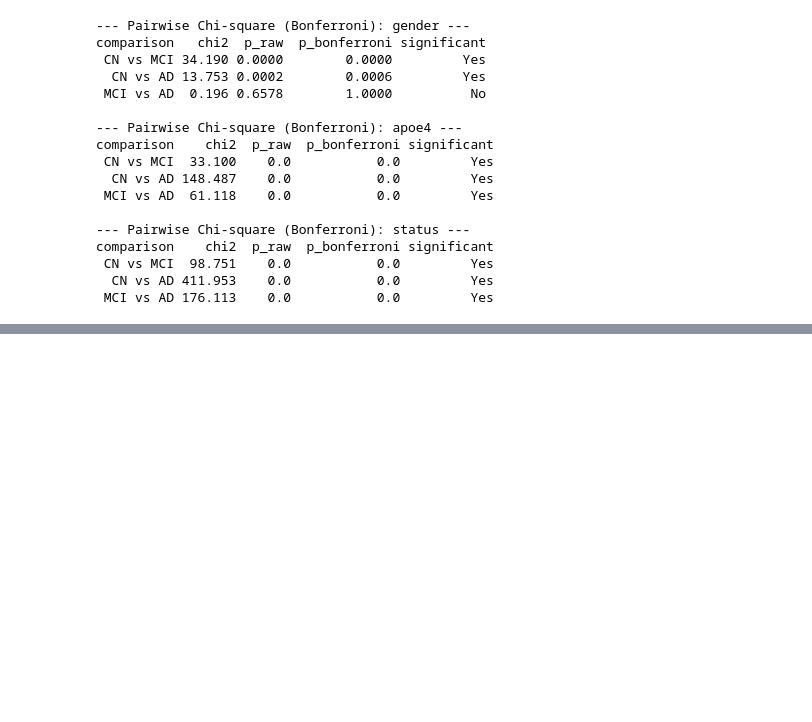
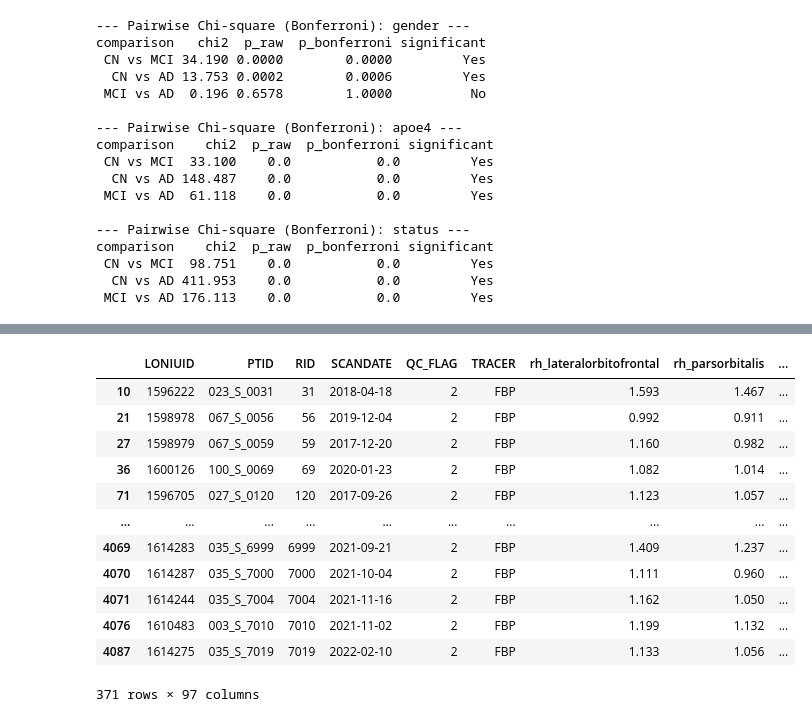
Before and after one commit to shakkyaNV/NetworkModels, a Jupyter notebook: Project1/A3/average_local_props.ipynb, the cells around one changed output, grey strips where cells are left out. Saved outputs shown, nothing was run; the diff lists cells and outputs as text; code cells hidden in the pictures; blank space fills up the shorter version.

```diff
--- a/Project1/A3/average_local_props.ipynb
+++ b/Project1/A3/average_local_props.ipynb
@@ -447,0 +483,12 @@ status & chi-square & 419.109000 & 2 & 0.000000 & Yes \\
+# %%
+# Create ordered arrays based on NODE_FSREGION_TO_ID
+n = len(utils.NODE_FSREGION_TO_ID)
+means_array = np.zeros(n)
+sds_array = np.zeros(n)
+
+for region, idx in utils.NODE_FSREGION_TO_ID.items():
+    means_array[idx - 1] = region_means.get(region, np.nan)
+    sds_array[idx - 1] = region_sds.get(region, np.nan)
+
+min_sd = 0.01
+sds_array = np.maximum(sds_array, min_sd)
@@ -447,0 +521,16 @@ status & chi-square & 419.109000 & 2 & 0.000000 & Yes \\
+# %%
+df_patients
+# %% [output]
+|  | LONIUID | PTID | RID | SCANDATE | QC_FLAG | TRACER | rh_lateralorbitofrontal | rh_parsorbitalis | ... |
+| 10 | 1596222 | 023_S_0031 | 31 | 2018-04-18 | 2 | FBP | 1.593 | 1.467 | ... |
+| 21 | 1598978 | 067_S_0056 | 56 | 2019-12-04 | 2 | FBP | 0.992 | 0.911 | ... |
+| 27 | 1598979 | 067_S_0059 | 59 | 2017-12-20 | 2 | FBP | 1.160 | 0.982 | ... |
+| 36 | 1600126 | 100_S_0069 | 69 | 2020-01-23 | 2 | FBP | 1.082 | 1.014 | ... |
+| 71 | 1596705 | 027_S_0120 | 120 | 2017-09-26 | 2 | FBP | 1.123 | 1.057 | ... |
+| ... | ... | ... | ... | ... | ... | ... | ... | ... | ... |
+| 4069 | 1614283 | 035_S_6999 | 6999 | 2021-09-21 | 2 | FBP | 1.409 | 1.237 | ... |
+| 4070 | 1614287 | 035_S_7000 | 7000 | 2021-10-04 | 2 | FBP | 1.111 | 0.960 | ... |
+| 4071 | 1614244 | 035_S_7004 | 7004 | 2021-11-16 | 2 | FBP | 1.162 | 1.050 | ... |
+| 4076 | 1610483 | 003_S_7010 | 7010 | 2021-11-02 | 2 | FBP | 1.199 | 1.132 | ... |
+| 4087 | 1614275 | 035_S_7019 | 7019 | 2022-02-10 | 2 | FBP | 1.133 | 1.056 | ... |
+371 rows × 97 columns
```
Also changed, not shown: parts of 25 cells of this notebook.
